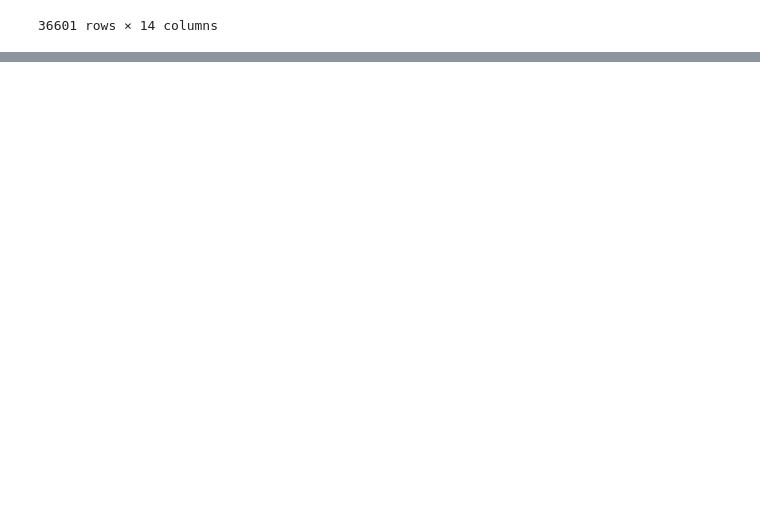
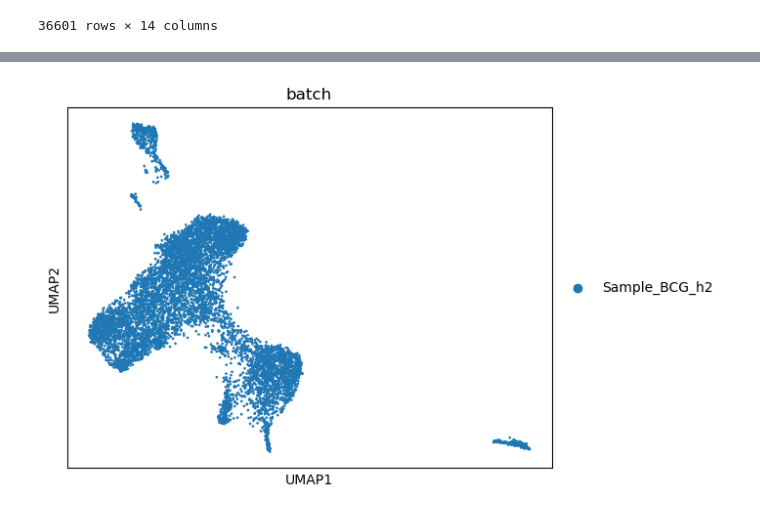
Before and after one commit to ReshmaRamaiah10/multiome_QC_preprocessing, a Jupyter notebook: analysis/testing.ipynb, the cells around one changed output, grey strips where cells are left out. Saved outputs shown, nothing was run; the diff lists cells and outputs as text; code cells hidden in the pictures; blank space fills up the shorter version.

```diff
--- a/analysis/testing.ipynb
+++ b/analysis/testing.ipynb
@@ -234,0 +245,16 @@ adata.var
+# %%
+for sample_name in ['Sample_BCG_h2']:
+        sample_path = os.path.join(sample_dir, sample_name)
+        if os.path.isdir(sample_path):
+            print('Processing sample', sample_name)
+
+            # get cellranger filtered barcodes
+            filt_bc_path = os.path.join(sample_path, "filtered_feature_bc_matrix/barcodes.tsv.gz")
+            cr_cells = pd.read_csv(filt_bc_path,sep='\t',compression='gzip',header=None)[0].tolist()
+            cr_cells = [sample_name + '#' + x for x in cr_cells]
+
+            # load filtered anndata
+            prefilt_ad_path = os.path.join(outs_dir, sample_name,'pre_filt_rna_adata.h5ad')
+            if os.path.exists(prefilt_ad_path):
+                prefilt_ad = sc.read_h5ad(prefilt_ad_path)
+                filt_ad = utils.subset_and_reprocess_rna(prefilt_ad,cr_cells)
@@ -234,0 +266,26 @@ adata.var
+# %%
+def run_doubletdetection(ad, sample_col = 'sample', layer = None):
+    ad.obs['doublet'] = np.nan
+    ad.obs['doublet_score'] = np.nan
+
+    # Calculate doublets on a per sample basis
+    doublet_sample_counts_d = {}
+    sample_names = ad.obs[sample_col].unique()
+    for sample in sample_names:
+        clf = doubletdetection.BoostClassifier()
+
+        sub_ad = ad[ad.obs[sample_col] == sample, :]
+        if layer == None:
+            counts = ad.X
+        else: counts = ad.layers[layer]
+
+        warnings.filterwarnings('ignore')
+        doublets = clf.fit(counts).predict(p_thresh=1e-7, voter_thresh=0.8)
+        doublet_score = clf.doublet_score()
+        warnings.filterwarnings('default')
+
+        # Store doublets in adata
+        ad.obs.loc[ad.obs[sample_col] == sample, 'doublet'] = doublets
+        ad.obs.loc[ad.obs[sample_col] == sample, 'doublet_score'] = doublet_score
+# %%
+run_doubletdetection(filt_ad, sample_col = 'batch', layer = 'raw_counts')
@@ -234,0 +312,4 @@ adata.var
+# %%
+sc.pl.umap(filt_ad, color = 'batch')
+# %% [output]
+[figure, added]
```
Also changed, not shown: parts of 7 cells of this notebook, 31 other files.
